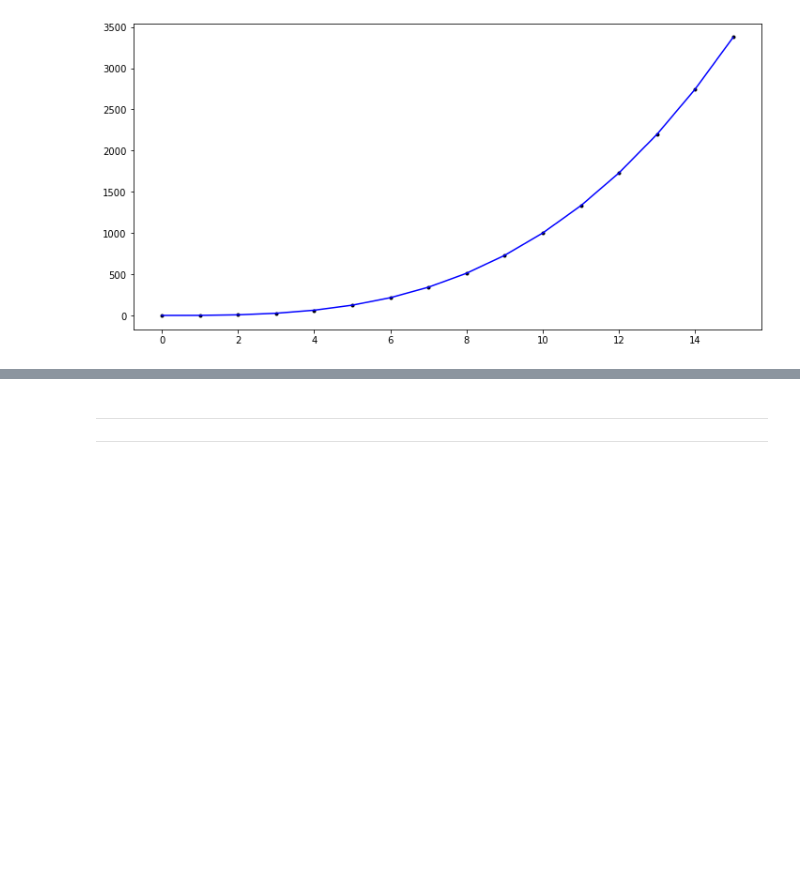
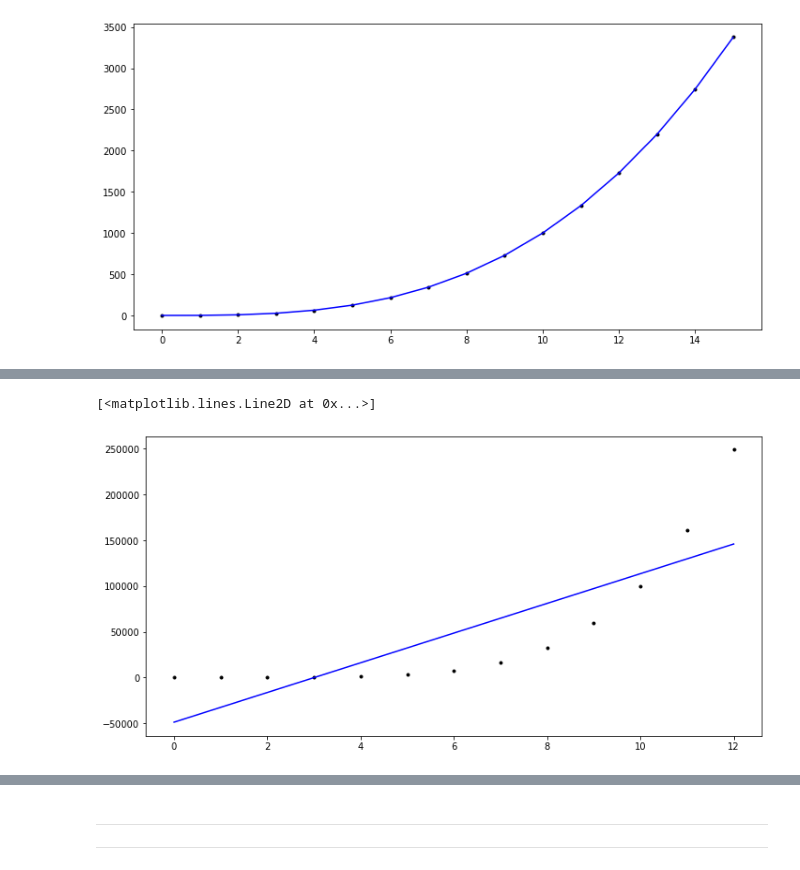
Before and after one commit to DracoNibilis/Machine-Learning-and-Statistic, a Jupyter notebook: practicals/03-statistics-exercise.ipynb, the cells around one changed output, grey strips where cells are left out. Cells and saved outputs as stored; diff of their text form; code cells hidden in the pictures; blank space fills up the shorter version.

```diff
--- a/practicals/03-statistics-exercise.ipynb
+++ b/practicals/03-statistics-exercise.ipynb
@@ -99,0 +115,10 @@ ax.plot(x1, np.polyval(params1, x1), 'b-')
+# %%
+# Polyfit with degree 1 for DS 2.
+degree = 1
+params2 = np.polyfit(x2,y2,degree)
+fig, ax = plt.subplots(figsize=(12,6))
+ax.plot(x2,y2, 'k.')
+ax.plot(x2, np.polyval(params2, x2), 'b-')
+# %% [output]
+[<matplotlib.lines.Line2D at 0x...>]
+[figure, added]
```
Also changed, not shown: parts of 14 cells of this notebook.
